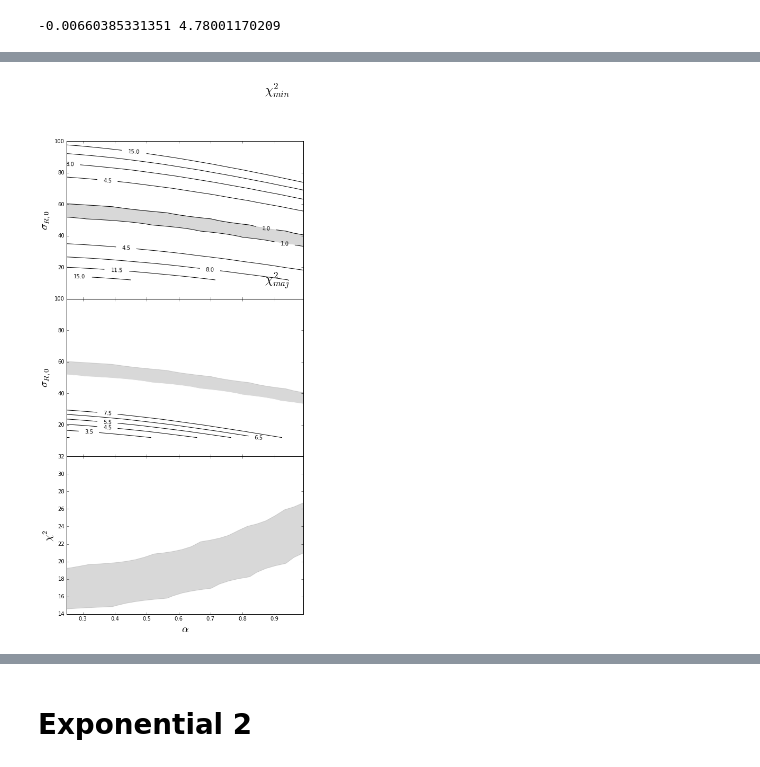
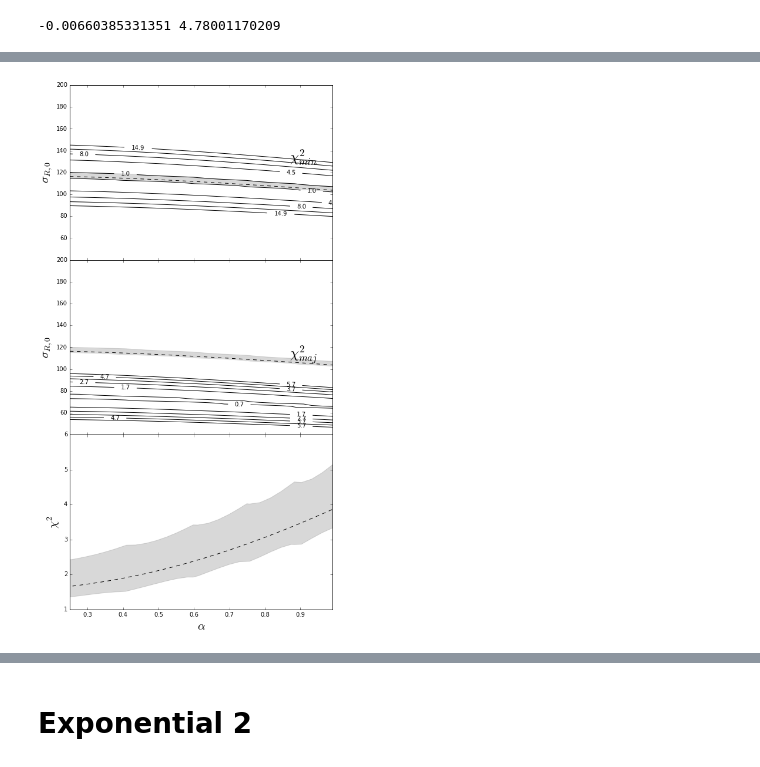
Before and after one commit to Amarchuk/2FInstability, a Jupyter notebook: notebooks/NGC3245-Copy1.ipynb, the cells around one changed output, grey strips where cells are left out. Drawn from its saved outputs; the diff is of its cells as text; code cells hidden in the pictures.

```diff
--- a/notebooks/NGC3245-Copy1.ipynb
+++ b/notebooks/NGC3245-Copy1.ipynb
@@ -1115,15 +1117,32 @@ plt.show()
 # %%
+sig_min_0 = fuu1(radii_min[0], A, B)
+
 def sigR_ger_exp(R):
-    return sig_R_0*exp(-R/h_kin)
+    return sig_R_0*exp(-R/h_kin)/exp(-radii_min[0]/h_kin)
 
 def sigZ_ger_exp(R):
     return sigR_ger_exp(R)*alpha
-
-def sigPhi_ger_exp(R):
-    return sigPhi_to_sigR_real(R) * sigR_ger_exp(R)
 
 def sig_maj_exp(R, R1):
     return sqrt(sigPhi_to_sigR_real(R) * sigR_ger_exp(R)**2 * sin_i**2 + sigZ_ger_exp(R)**2 * cos_i**2)
 
 def sig_min_exp(R):
+#     return sig_R_0*exp(-R/h_kin)*sqrt(sin_i**2 + alpha**2 * cos_i**2)
     return sqrt(sigR_ger_exp(R)**2 * sin_i**2 + sigZ_ger_exp(R)**2 * cos_i**2)
+# %%
+# sig_min_0 = fuu1(radii_min[0], A, B)/np.exp(radii_min[0]*A)
+sig_min_0 = fuu1(radii_min[0], A, B)
+print sig_min_0
+sig_R_0 = 118.
+alpha = 0.6
+
+plt.plot(points, spl_maj(points), '-', label = '$\sigma_{los}^{maj} polyfit$', color='blue')
+plt.plot(points_obs, [sig_maj_exp(Rr, Robs) for (Rr, Robs) in zip(points_real, points_obs)],
+         '--', color='blue', label='$\sigma_{maj, exp}$')
+plt.plot(points, spl_min(points), '-', label = '$\sigma_{los}^{min} polyfit$', color='red')
+plt.plot(points, [sig_min_exp(R) for R in points], '--', color='red', label='$\sigma_{min, exp}$')
+plt.errorbar(radii_maj, sig_maj_p, yerr=e_sig_maj_p, fmt='.', marker='.', mew=0, color='blue')
+plt.errorbar(radii_min, sig_min_p, yerr=e_sig_min_p, fmt='.', marker='.', mew=0, color='red')
+plt.legend()
+plt.ylim(0, 300)
+plt.show()
@@ -1130,6 +1152,6 @@ def sig_min_exp(R):
 # %%
 alphas = np.arange(0.1, 1.2, 0.03)
-sigmas = np.arange(100.0, 400, 3.)
+sigmas = np.arange(10.0, 400, 3.)
 
 radii_maj1, sig_maj_p1, e_sig_maj_p1 = radii_maj, sig_maj_p, e_sig_maj_p
 radii_min1, sig_min_p1, e_sig_min_p1 = radii_min, sig_min_p, e_sig_min_p
@@ -1184,9 +1206,9 @@ plt.clabel(cset, inline=1, fontsize=10, fmt='%1.1f',)
 ax.text(0.87, 130, '$\chi^2_{min}$', size = 24.)
 ax.set_ylabel('$\sigma_{R,0}$', size=20.)
 xx = np.arange(0.25, 1.0, 0.01)
-# ax.plot(xx, map(main_slice, xx), '--', color='black')
-ax.set_ylim(0, 100)
-# ax.set_ylim(40, 200)
+ax.plot(xx, map(main_slice, xx), '--', color='black')
+ax.set_ylim(0, 150)
+ax.set_ylim(40, 200)
 
 
 min_sigmas = np.where(image_min < image_min.min() + 0.03)
@@ -1211,22 +1233,22 @@ plt.clabel(cset, inline=1, fontsize=10, fmt='%1.1f',)
 ax.text(0.87, 110, '$\chi^2_{maj}$', size = 24.)
 ax.set_ylabel('$\sigma_{R,0}$', size=20.)
 xx = np.arange(0.25, 1.0, 0.01)
-# ax.plot(xx, map(main_slice, xx), '--', color='black')
+ax.plot(xx, map(main_slice, xx), '--', color='black')
 
 ax.fill_between(x1, y1, 0, color='gray', alpha=0.3)
 ax.fill_between(x2, y2, 0, color='white')
-ax.set_ylim(0, 100)
-# ax.set_ylim(50, 120)
+ax.set_ylim(0, 150)
+ax.set_ylim(40, 200)
 
 ax = axes[2]
 err_maj = []
 for al in alphas:
     global alpha, sig_R_0
     alpha = al
-#     sig_R_0 = main_slice(al)
+    sig_R_0 = main_slice(al)
     sqerr_maj = calc_chi2_normal(sig_maj_p, e_sig_maj_p, [sig_maj_exp(r, r) for r in radii_maj])
     err_maj.append(sqerr_maj)
-# ax.plot(alphas, err_maj, '--', color='black')
+ax.plot(alphas, err_maj, '--', color='black')
 err_maj1 = []
 for pa in zip(x2,y2):
     global alpha, sig_R_0
@@ -1241,34 +1263,34 @@ for pa in zip(x1,y1):
     alpha = pa[0]
     sig_R_0 = pa[1]
     sqerr_maj = calc_chi2_normal(sig_maj_p, e_sig_maj_p, [sig_maj_exp(r, r) for r in radii_maj])
     err_maj2.append(sqerr_maj)
 # ax.plot(x1, err_maj2, '-', color='black')
 ax.set_ylabel(r'$\chi^2$', size=20.)
 ax.set_xlabel(r'$\alpha$', size=20.)
 
 
 import scipy.interpolate as sp
 try:
     f1 = sp.interp1d(x2, err_maj1, kind='linear')
     ax.fill_between(x1, map(f1, x1), err_maj2, color='grey', alpha=0.3)
 except Exception:
     f2 = sp.interp1d(x1, err_maj2, kind='linear')
     ax.fill_between(x2, map(f2, x2), err_maj1, color='grey', alpha=0.3)
 
 ax.set_ylabel(r'$\chi^2$', size=20.)
 ax.set_xlabel(r'$\alpha$', size=20.)
 
 # ax.set_ylim(0.5, 3.)
 
 
 fig.subplots_adjust(hspace=0.)
 axes[0].yaxis.get_major_ticks()[0].set_visible(False)
 axes[1].yaxis.get_major_ticks()[0].set_visible(False)
 ax.set_xlim(0.25, 0.99)
 
 plt.show()
 # %% [output]
-[figure, old version]
+[figure, new version]
 # %%
 import time
 
```
Also changed, not shown: parts of 20 cells of this notebook, 4 other files.
